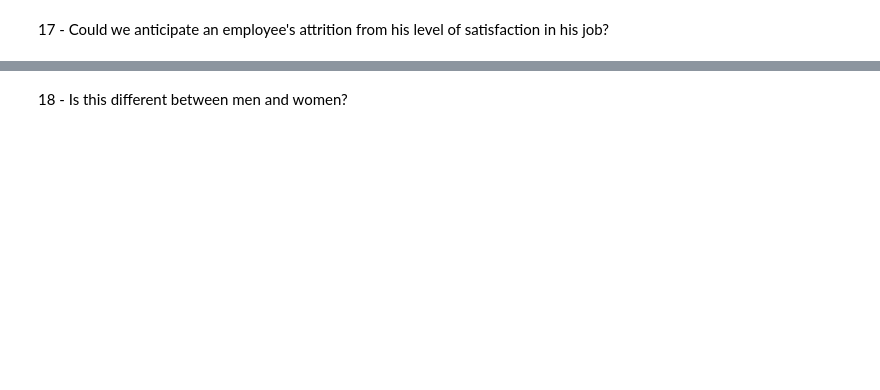
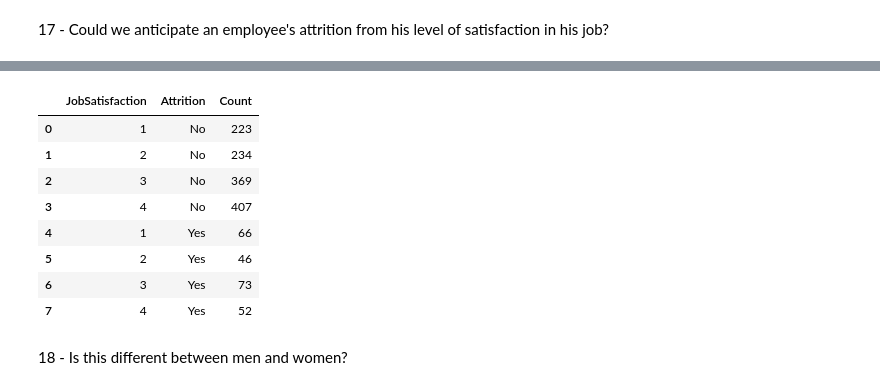
Before and after one commit to msche81/2-Jedha_Fullstack, a Jupyter notebook: 3_exploratory_data_analysis/3_introduction_to_data_vizualization/3-2_plotly_express_exercice-ibm-attrition_eda.ipynb, the cells around one changed output, grey strips where cells are left out. Cells and saved outputs as stored; diff of their text form; code cells hidden in the pictures; blank space fills up the shorter version.

```diff
--- a/3_exploratory_data_analysis/3_introduction_to_data_vizualization/3-2_plotly_express_exercice-ibm-attrition_eda.ipynb
+++ b/3_exploratory_data_analysis/3_introduction_to_data_vizualization/3-2_plotly_express_exercice-ibm-attrition_eda.ipynb
@@ -478,0 +539,4 @@ Let's investigate the employees' attritions.
+# %%
+attrition_jobsatisfaction = df.pivot_table(index='JobSatisfaction', columns='Attrition', aggfunc='size', fill_value=0).reset_index()
+
+attrition_jobsatisfaction
@@ -478,0 +549,16 @@ Let's investigate the employees' attritions.
+# %%
+# Pour faire un px.bar, vous devez d’abord transformer le DataFrame pivoté en une forme longue
+
+# Transformation en une forme longue
+attrition_jobsatisfaction_long = attrition_jobsatisfaction.melt(id_vars='JobSatisfaction', value_vars=['No', 'Yes'], var_name='Attrition', value_name='Count')
+attrition_jobsatisfaction_long
+# %% [output]
+|  | JobSatisfaction | Attrition | Count |
+| 0 | 1 | No | 223 |
+| 1 | 2 | No | 234 |
+| 2 | 3 | No | 369 |
+| 3 | 4 | No | 407 |
+| 4 | 1 | Yes | 66 |
+| 5 | 2 | Yes | 46 |
+| 6 | 3 | Yes | 73 |
+| 7 | 4 | Yes | 52 |
```
Also changed, not shown: parts of 12 cells of this notebook.
